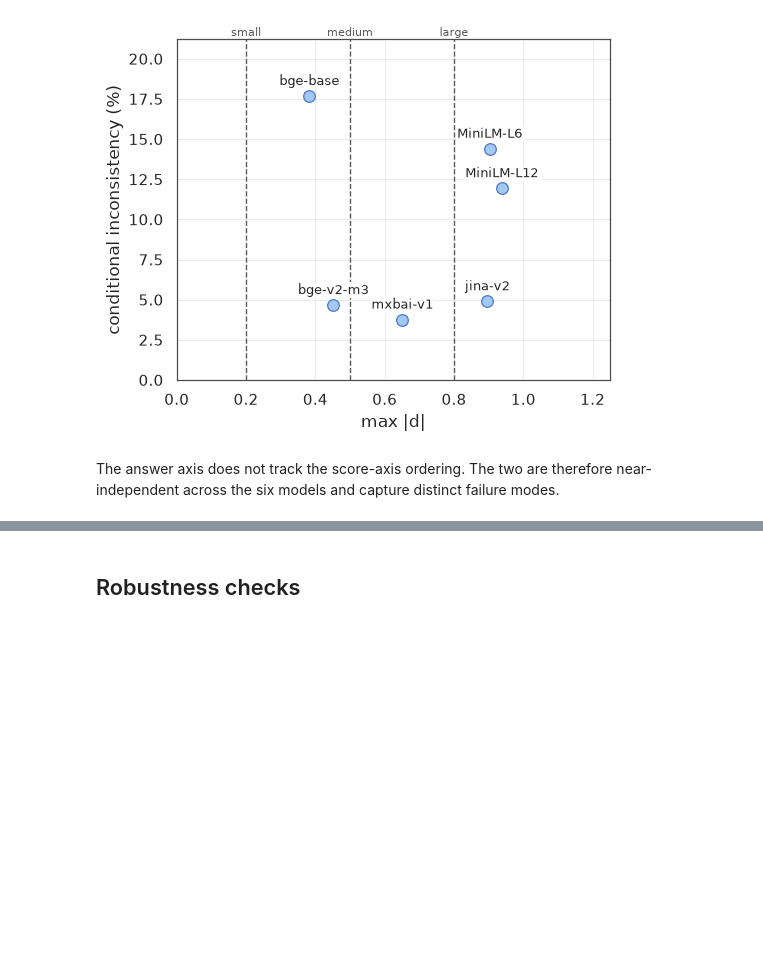
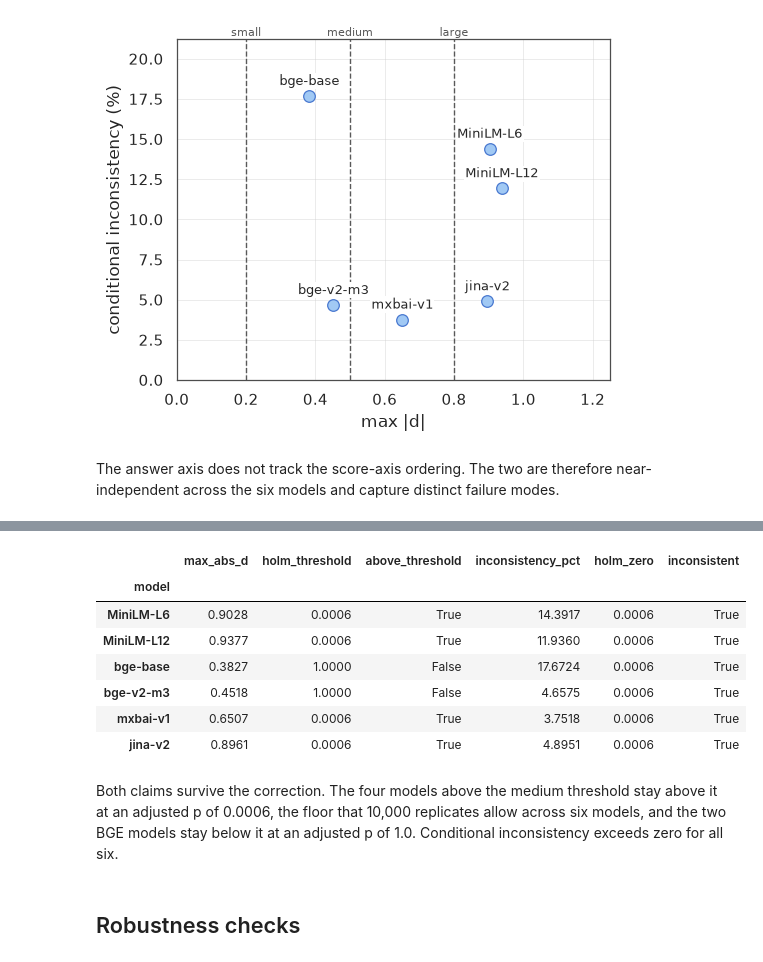
Before and after one commit to foad/format-sensitivity-reranking, a Jupyter notebook: notebooks/h1/h1_analysis.ipynb, the cells around one changed output, grey strips where cells are left out. Saved outputs shown, nothing was run; the diff lists cells and outputs as text; code cells hidden in the pictures; blank space fills up the shorter version.

```diff
--- a/notebooks/h1/h1_analysis.ipynb
+++ b/notebooks/h1/h1_analysis.ipynb
@@ -328,3 +354,28 @@ failure modes.
+# %%
+family_table(cross[SPLIT], within[SPLIT])[
+    [
+        "max_abs_d",
+        "holm_threshold",
+        "above_threshold",
+        "inconsistency_pct",
+        "holm_zero",
+        "inconsistent",
+    ]
+].round(4)
+# %% [output]
+|  | max_abs_d | holm_threshold | above_threshold | inconsistency_pct | holm_zero | inconsistent |
+| model |  |  |  |  |  |  |
+| MiniLM-L6 | 0.9028 | 0.0006 | True | 14.3917 | 0.0006 | True |
+| MiniLM-L12 | 0.9377 | 0.0006 | True | 11.9360 | 0.0006 | True |
+| bge-base | 0.3827 | 1.0000 | False | 17.6724 | 0.0006 | True |
+| bge-v2-m3 | 0.4518 | 1.0000 | False | 4.6575 | 0.0006 | True |
+| mxbai-v1 | 0.6507 | 0.0006 | True | 3.7518 | 0.0006 | True |
+| jina-v2 | 0.8961 | 0.0006 | True | 4.8951 | 0.0006 | True |
+# %% [markdown]
+Both claims survive the correction. The four models above the medium
+threshold stay above it at an adjusted p of 0.0006, the floor that 10,000
+replicates allow across six models, and the two BGE models stay below it at an
+adjusted p of 1.0. Conditional inconsistency exceeds zero for all six.
 # %% [markdown]
 ## Robustness checks
 # %%
```
Also changed, not shown: parts of 5 cells of this notebook, 21 other files.
